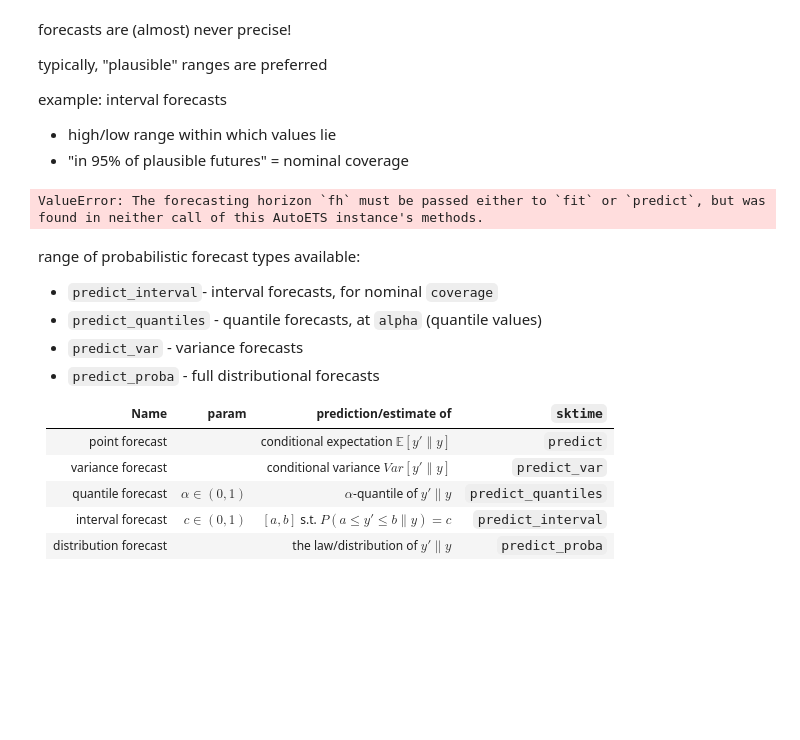
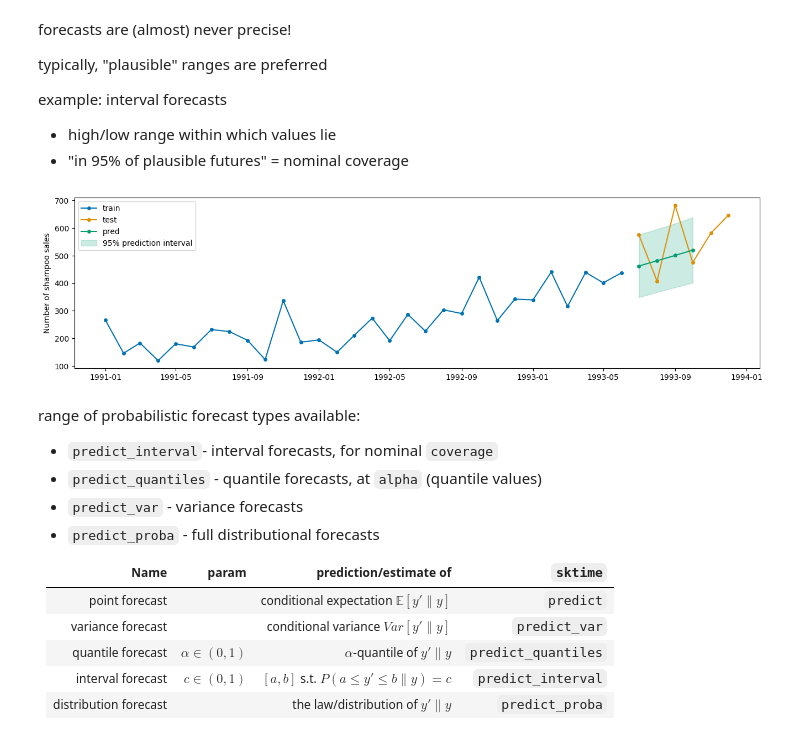
Before and after one commit to sktime/sktime-tutorial-ODSC-Europe-2024, a Jupyter notebook: notebooks/01_forecasting.ipynb, the cells around one changed output. Saved outputs shown, nothing was run; the diff lists cells and outputs as text; code cells hidden in the pictures; blank space fills up the shorter version.

```diff
--- a/notebooks/01_forecasting.ipynb
+++ b/notebooks/01_forecasting.ipynb
@@ -401,25 +430,25 @@ y_train, y_test = temporal_train_test_split(y=y, test_size=6)
 # %%
 from sktime.forecasting.ets import AutoETS
 from sktime.utils.plotting import plot_series
 
 # 1) Define the model
 forecaster = AutoETS(auto=True)
 
 # 2) Fit on train data
-forecaster.fit(y_train)
+fh = [1, 2, 3, 4]
+forecaster.fit(y_train, fh=fh)
 
-# 3) Use fitted model to predict for a certain forecast horizon (fh)
-fh = [1, 2, 3, 4]
-# y_pred = forecaster.predict(fh)
+# 3) Use fitted model to predict
+y_pred = forecaster.predict()  # not necessary, just for the plot!
 
-# 4) Call a probabilistic method after or in place of step 3
+# 3') Call a probabilistic method after or in place of step 3
 y_pred_int = forecaster.predict_interval(coverage=0.95)
 
 fig, ax = plot_series(
     y_train, y_test, y_pred, labels=["train", "test", "pred"], pred_interval=y_pred_int
 )
 # %% [output]
-ValueError: The forecasting horizon `fh` must be passed either to `fit` or `predict`, but was found in neither call of this AutoETS instance's methods.
+[figure, added]
 # %% [markdown]
 range of probabilistic forecast types available:
 
```
Also changed, not shown: parts of 8 cells of this notebook.
